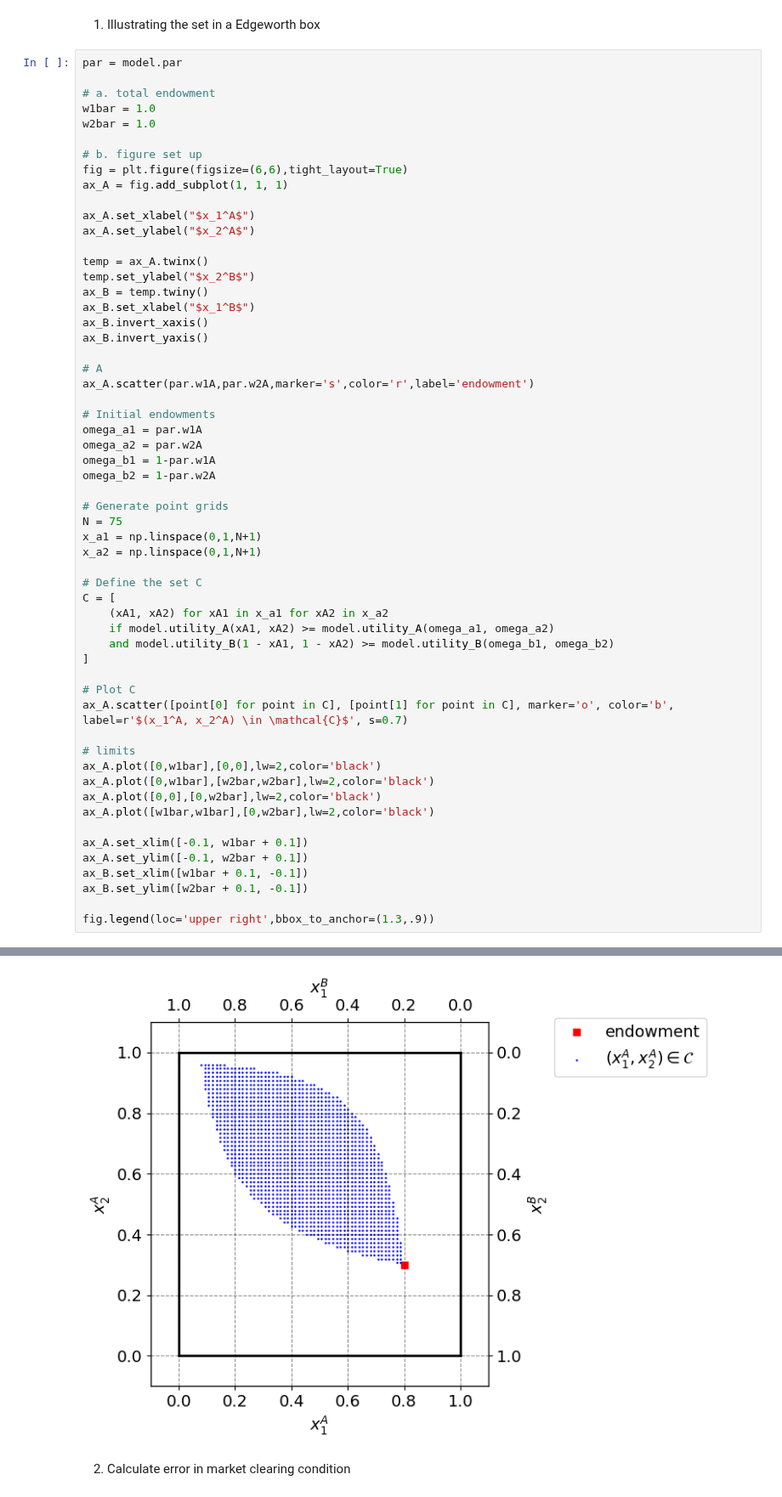
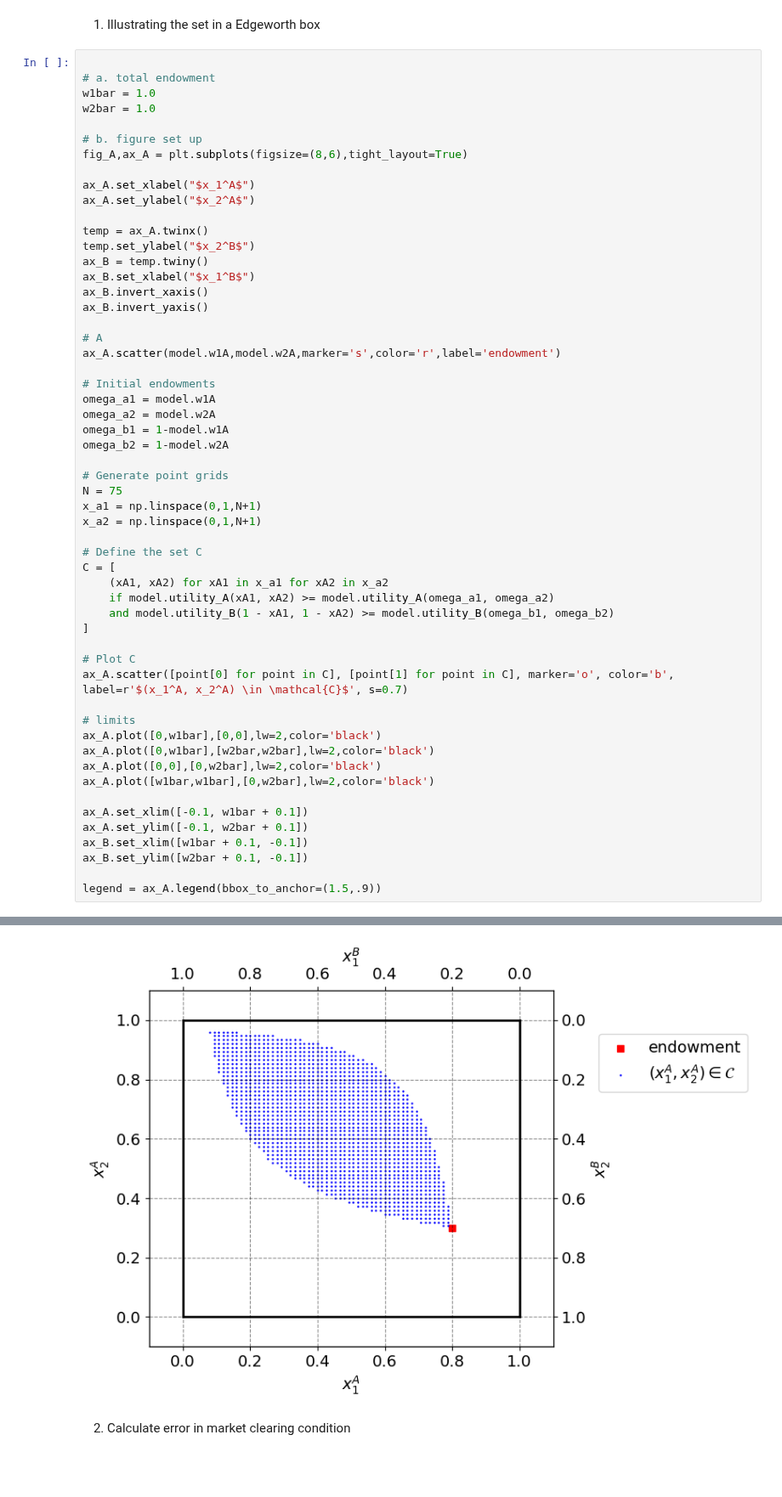
Before and after one commit to NumEconCopenhagen/projects-2024-jbh, a Jupyter notebook: inauguralproject/inauguralproject.ipynb, the cells around one changed output, grey strips where cells are left out. Shown at 85% size. Saved outputs shown, nothing was run; the diff lists cells and outputs as text; blank space fills up the shorter version.

```diff
--- a/inauguralproject/inauguralproject.ipynb
+++ b/inauguralproject/inauguralproject.ipynb
@@ -48,15 +45,13 @@ model = ExchangeEconomyClass()
 # %% [markdown]
 1. Illustrating the set in a Edgeworth box
 # %%
-par = model.par
 
 # a. total endowment
 w1bar = 1.0
 w2bar = 1.0
 
 # b. figure set up
-fig = plt.figure(figsize=(6,6),tight_layout=True)
-ax_A = fig.add_subplot(1, 1, 1)
+fig_A,ax_A = plt.subplots(figsize=(8,6),tight_layout=True)
 
 ax_A.set_xlabel("$x_1^A$")
 ax_A.set_ylabel("$x_2^A$")
@@ -69,13 +64,13 @@ ax_B.invert_xaxis()
 ax_B.invert_yaxis()
 
 # A
-ax_A.scatter(par.w1A,par.w2A,marker='s',color='r',label='endowment')
+ax_A.scatter(model.w1A,model.w2A,marker='s',color='r',label='endowment')
 
 # Initial endowments
-omega_a1 = par.w1A
-omega_a2 = par.w2A
-omega_b1 = 1-par.w1A
-omega_b2 = 1-par.w2A
+omega_a1 = model.w1A
+omega_a2 = model.w2A
+omega_b1 = 1-model.w1A
+omega_b2 = 1-model.w2A
 
 # Generate point grids
 N = 75
@@ -103,5 +98,5 @@ ax_A.set_ylim([-0.1, w2bar + 0.1])
 ax_B.set_xlim([w1bar + 0.1, -0.1])
 ax_B.set_ylim([w2bar + 0.1, -0.1])
 
-fig.legend(loc='upper right',bbox_to_anchor=(1.3,.9))
+legend = ax_A.legend(bbox_to_anchor=(1.5,.9))
 # %% [output]
@@ -109,4 +103,4 @@ fig.legend(loc='upper right',bbox_to_anchor=(1.3,.9))
-[figure, old version]
+[figure, new version]
 # %% [markdown]
 2. Calculate error in market clearing condition
 # %%
```
Also changed, not shown: parts of 11 cells of this notebook, 1 other file.
